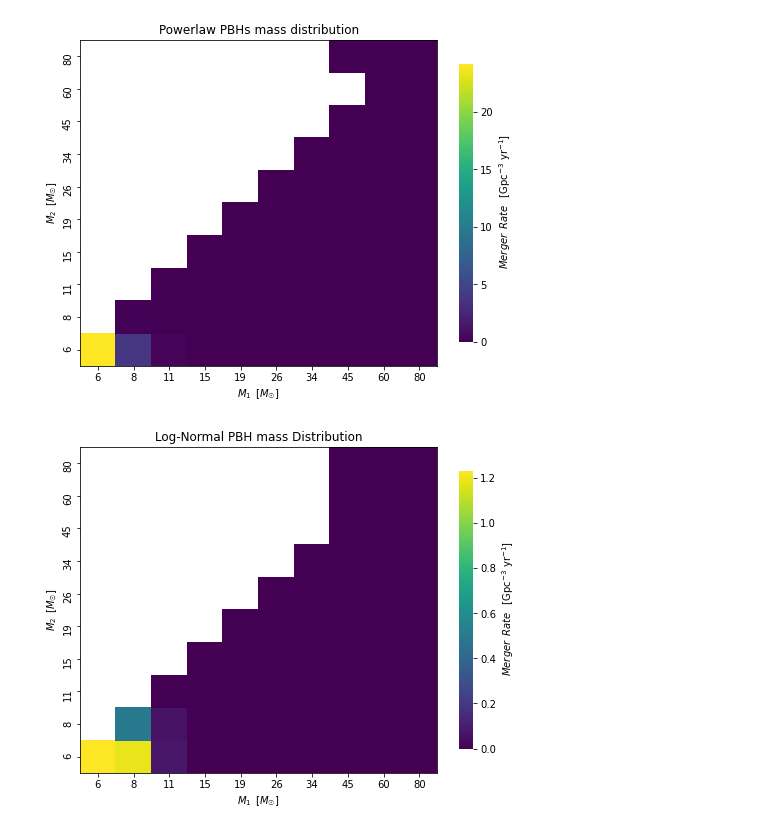
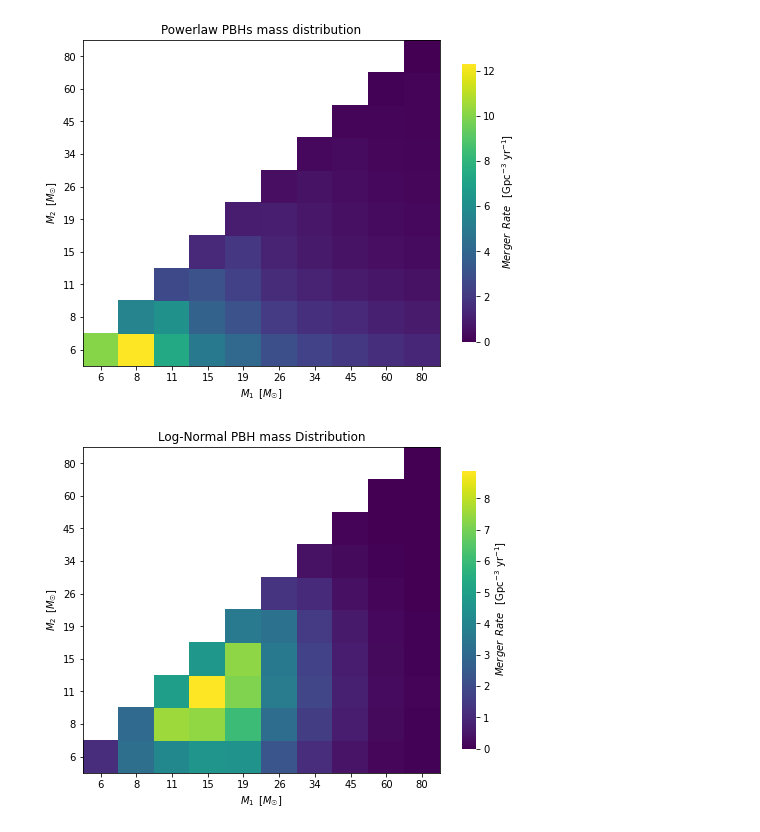
Before and after one commit to pratibhajangra591/Ifca-github, a Jupyter notebook: merger wo _DM_halos.ipynb, the cells around one changed output. Drawn from its saved outputs; the diff is of its cells as text; code cells hidden in the pictures.

```diff
--- a/merger wo _DM_halos.ipynb
+++ b/merger wo _DM_halos.ipynb
@@ -99,16 +99,6 @@ def merger_rate(m_1,m_2,Δ_1,Δ_2,t):
 # %%
 # Calculation of the 2D merger rate for Powerlaw PBH mass distribution.
 #The resolution of the PBHs masses m_1 is Δ_1 and of m_2 is Δ_2 with Δ_1=Δ_2=Δ.
-
-
-
-f_pbh = 4.3e-3
-f = 0.85*f_pbh
-
-def P(m): #Powerlaw PBH mass distribution
-    α = 1.6
-    M = 5     #in units of kg
-    return (α-1)/M * ((m/M)**(-α))
 
 
 Merge = np.zeros((10, 10))
@@ -117,11 +107,21 @@ Merge = np.zeros((10, 10))
 
 for i in range(10):
     for j in range(10):
+
+        f_pbh = 4.3e-3
+        f = 0.85*f_pbh
+
+
+        def P(m): #Powerlaw PBH mass distribution
+            α = 1.6
+            M = 5     #in units of M☉
+            return ((α-1)/M) * ((m/M)**(-α))
+
         if i==j:
-            Merge[i:(i+1), j:(j+1)] = 0.5*merger_rate(m_1_list[i], m_2_list[j],Δ_1_list[i],Δ_1_list[j],t)
+            Merge[i,j] = 0.5*merger_rate(m_1_list[i], m_2_list[j], Δ_1_list[i], Δ_2_list[j], t)
 
         else:
-            Merge[i:(i+1), j:(j+1)] = merger_rate(m_1_list[i], m_2_list[j],Δ_1_list[i],Δ_1_list[j],t)
+            Merge[i,j] = merger_rate(m_1_list[i], m_2_list[j], Δ_1_list[i], Δ_2_list[j], t)
 
 
 
@@ -131,10 +131,12 @@ fig,ax= plt.subplots(figsize=(8, 6))
 
 ax = sns.heatmap(Merge, mask=mask,  cmap='viridis', cbar=True,
                  cbar_kws={"shrink": 0.85,'label': ' $Merger\hspace{0.5}Rate \hspace{0.5}$ [Gpc$^{-3}$ yr$^{-1}$]'},
-                 vmin=0, xticklabels = m_1_list, yticklabels = m_2_list)
+                 vmin=0)
 
 
 
+ax.set_xticklabels(m_1_list)
+ax.set_yticklabels(m_2_list,rotation = 360)
 
 
 # make frame visible
@@ -148,20 +150,10 @@ plt.title('Powerlaw PBHs mass distribution')
 plt.savefig('Merger rate for Powerlaw PDF.pdf')
 plt.show()
 # %% [output]
-[figure, old version]
+[figure, new version]
 # %%
 # Calculation of the 2D merger rate for Log-Normal PBH mass Distribution.
 #The resolution of the PBHs masses m_1 is Δ_1 and of m_2 is Δ_2 with Δ_1=Δ_2=Δ.
-
-
-f_pbh = 4.3e-3
-f = 0.85*f_pbh
-
-def P(m):               #Log-Normal PBH mass Distribution
-    σ=0.6
-    m_c=15               #in units of M☉
-    return  math.exp(-((math.log(m/m_c))**2)/(2*(σ**2)))/(σ*m*math.sqrt(2*π))
-
 
 
 Merger = np.zeros((10, 10))
@@ -169,34 +161,50 @@ Merger = np.zeros((10, 10))
 
 for i in range(10):
     for j in range(10):
+
+        f_pbh = 3.7e-3
+        f = 0.85*f_pbh
+
+        def P(m):               #Log-Normal PBH mass Distribution
+            σ=0.6
+            m_c=15               #in units of M☉
+            return  math.exp(-((math.log(m/m_c))**2)/(2*(σ**2)))/(σ*m*math.sqrt(2*π))
+
         if i==j:
-            Merger[i:(i+1), j:(j+1)] = 0.5*merger_rate(m_1_list[i], m_2_list[j],Δ_1_list[i],Δ_1_list[j],t)
+            Merger[i, j] = 0.5 * merger_rate(m_1_list[i], m_2_list[j], Δ_1_list[i], Δ_2_list[j],t)
 
         else:
-            Merger[i:(i+1), j:(j+1)] = merger_rate(m_1_list[i], m_2_list[j],Δ_1_list[i],Δ_1_list[j],t)
+            Merger[i, j] = merger_rate(m_1_list[i], m_2_list[j], Δ_1_list[i], Δ_2_list[j], t)
 
 
 
 
 mask = np.tril(Merger,k=-1)  #created an array of shape Merger_12 with all the elements in it being 0.
 fig,ax= plt.subplots(figsize=(8, 6))
 
 ax = sns.heatmap(Merger, mask=mask,  cmap='viridis', cbar=True,
                  cbar_kws={"shrink": 0.85,'label': ' $Merger\hspace{0.5}Rate \hspace{0.5}$ [Gpc$^{-3}$ yr$^{-1}$]'},
-                 vmin=0, xticklabels = m_1_list, yticklabels = m_2_list)
+                 vmin=0)
+
+
+
+
+
+ax.set_xticklabels(m_1_list)
+ax.set_yticklabels(m_2_list,rotation = 360)
 
 
 # make frame visible
 for _, spine in ax.spines.items():
     spine.set_visible(True)
 
 
 
 ax.invert_yaxis()
 plt.xlabel('$M_{1}\hspace{0.5}[M_{☉}]$')
 plt.ylabel('$M_{2}\hspace{0.5}[M_{☉}]$')
 plt.title('Log-Normal PBH mass Distribution')
 plt.savefig('Merger rate for Log-Normal PDF.pdf')
 plt.show()
 # %% [output]
-[figure, old version]
+[figure, new version]
```
Also changed, not shown: parts of 2 cells of this notebook.
